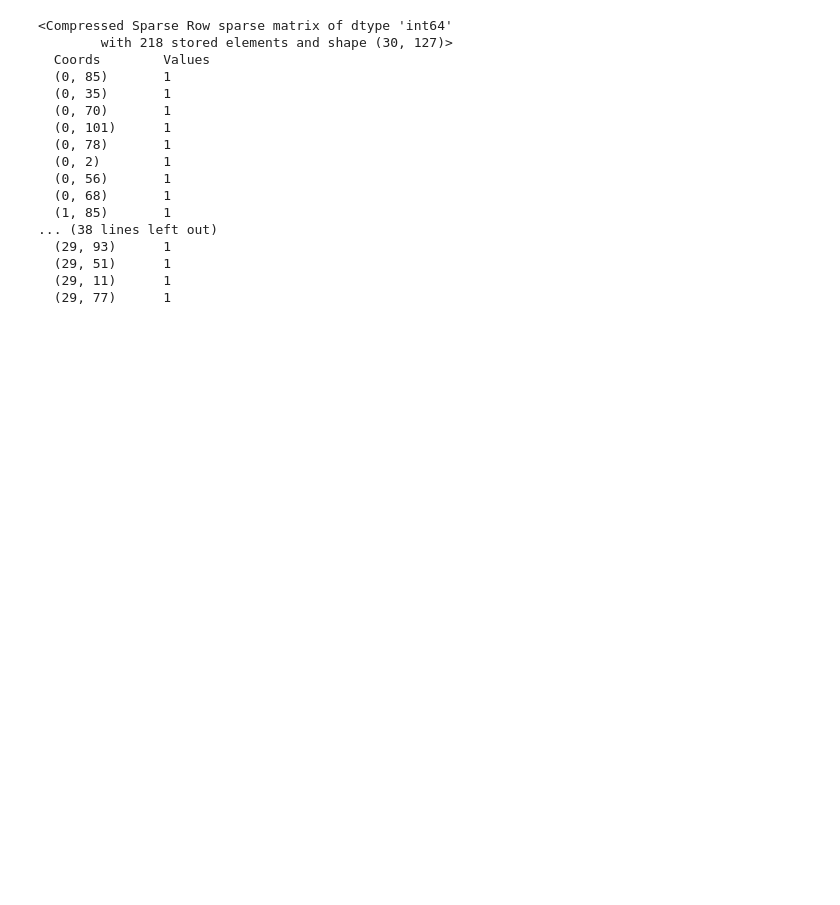
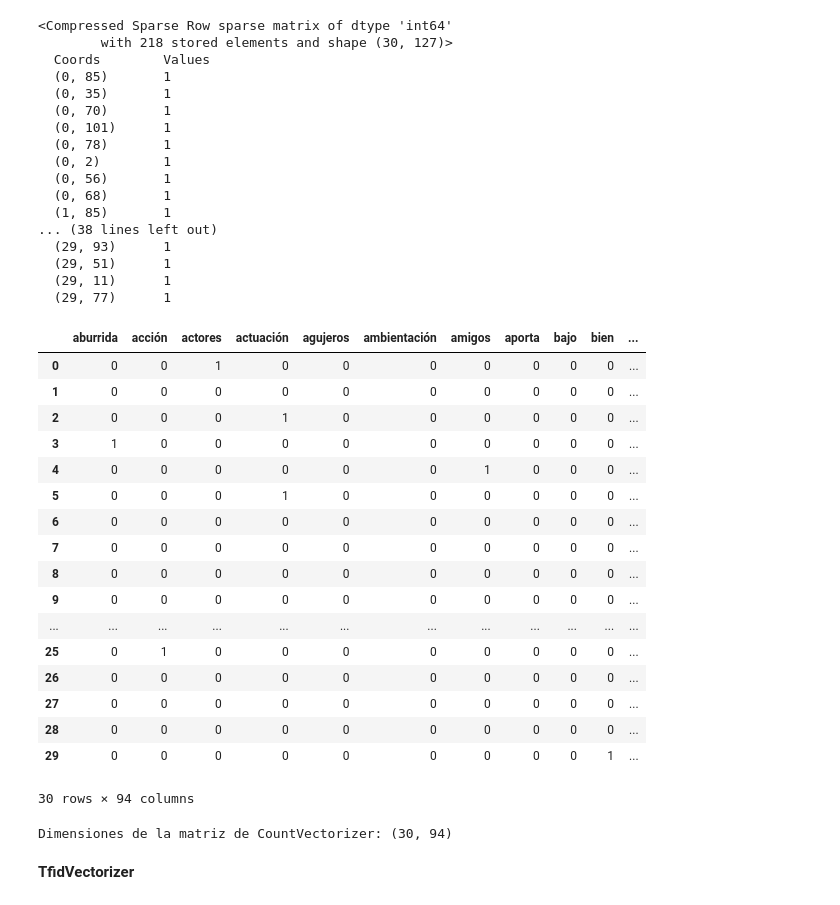
Before and after one commit to LailaBulh/Procesamiento_Lenguaje_Natural, a Jupyter notebook: Representacion_textos_263166.ipynb, the cells around one changed output. Saved outputs shown, nothing was run; the diff lists cells and outputs as text; code cells hidden in the pictures; blank space fills up the shorter version.

```diff
--- a/Representacion_textos_263166.ipynb
+++ b/Representacion_textos_263166.ipynb
@@ -159,8 +215,10 @@ Dimensiones de la matriz de TfidfVectorizer: (30, 136)
 # %% [markdown]
 ### **Ejercicio 2**
 # %%
-stop_words = set(stopwords.words('spanish'))
-
-tokens = [word for word in corpus_es if word not in stop_words and word.isalpha()]
-
-print(tokens)
+def remove_stopwords(text):
+  text = text.lower()
+  stopwords_es = stopwords.words('spanish')
+  tokens = word_tokenize(text, language = 'spanish')
+  clean_text = [word for word in tokens if word not in stopwords_es and word.isalpha()]
+  clean_text_all = ' '.join(clean_text)
+  return clean_text_all
@@ -169,6 +225,6 @@ print(tokens)
 # %%
 ### Convertir a minusculas y quitar acentos
-vectorizer1 = CountVectorizer(lowercase = True, strip_accents = 'unicode')
+vectorizer_min = CountVectorizer(lowercase = True, strip_accents = 'unicode',preprocessor = remove_stopwords)
 
-X = vectorizer1.fit_transform(corpus_es)
+X_min = vectorizer_min.fit_transform(corpus_es)
 # %%
@@ -191,3 +247,33 @@ print(X)
   (29, 51)      1
   (29, 11)      1
   (29, 77)      1
+# %%
+### Convertir a dataframe
+corpus_df = pd.DataFrame(X_min.toarray(), columns = vectorizer_min.get_feature_names_out())
+
+display(corpus_df)
+# %% [output]
+|  | aburrida | acción | actores | actuación | agujeros | ambientación | amigos | aporta | bajo | bien | ... |
+| 0 | 0 | 0 | 1 | 0 | 0 | 0 | 0 | 0 | 0 | 0 | ... |
+| 1 | 0 | 0 | 0 | 0 | 0 | 0 | 0 | 0 | 0 | 0 | ... |
+| 2 | 0 | 0 | 0 | 1 | 0 | 0 | 0 | 0 | 0 | 0 | ... |
+| 3 | 1 | 0 | 0 | 0 | 0 | 0 | 0 | 0 | 0 | 0 | ... |
+| 4 | 0 | 0 | 0 | 0 | 0 | 0 | 1 | 0 | 0 | 0 | ... |
+| 5 | 0 | 0 | 0 | 1 | 0 | 0 | 0 | 0 | 0 | 0 | ... |
+| 6 | 0 | 0 | 0 | 0 | 0 | 0 | 0 | 0 | 0 | 0 | ... |
+| 7 | 0 | 0 | 0 | 0 | 0 | 0 | 0 | 0 | 0 | 0 | ... |
+| 8 | 0 | 0 | 0 | 0 | 0 | 0 | 0 | 0 | 0 | 0 | ... |
+| 9 | 0 | 0 | 0 | 0 | 0 | 0 | 0 | 0 | 0 | 0 | ... |
+| ... | ... | ... | ... | ... | ... | ... | ... | ... | ... | ... | ... |
+| 25 | 0 | 1 | 0 | 0 | 0 | 0 | 0 | 0 | 0 | 0 | ... |
+| 26 | 0 | 0 | 0 | 0 | 0 | 0 | 0 | 0 | 0 | 0 | ... |
+| 27 | 0 | 0 | 0 | 0 | 0 | 0 | 0 | 0 | 0 | 0 | ... |
+| 28 | 0 | 0 | 0 | 0 | 0 | 0 | 0 | 0 | 0 | 0 | ... |
+| 29 | 0 | 0 | 0 | 0 | 0 | 0 | 0 | 0 | 0 | 1 | ... |
+30 rows × 94 columns
+# %%
+print(f'Dimensiones de la matriz de CountVectorizer: {corpus_df.shape}')
+# %% [output]
+Dimensiones de la matriz de CountVectorizer: (30, 94)
+# %% [markdown]
+**TfidVectorizer**
```
Also changed, not shown: parts of 11 cells of this notebook.
